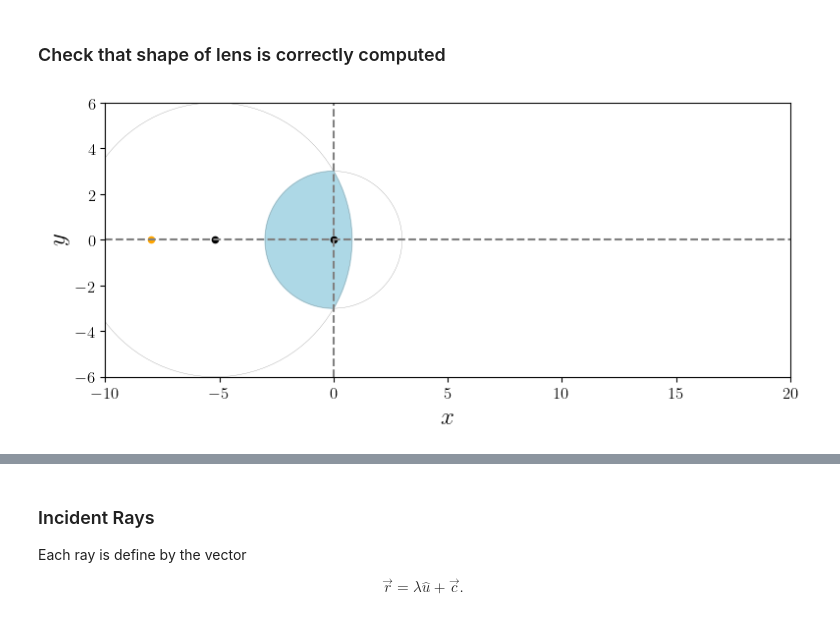
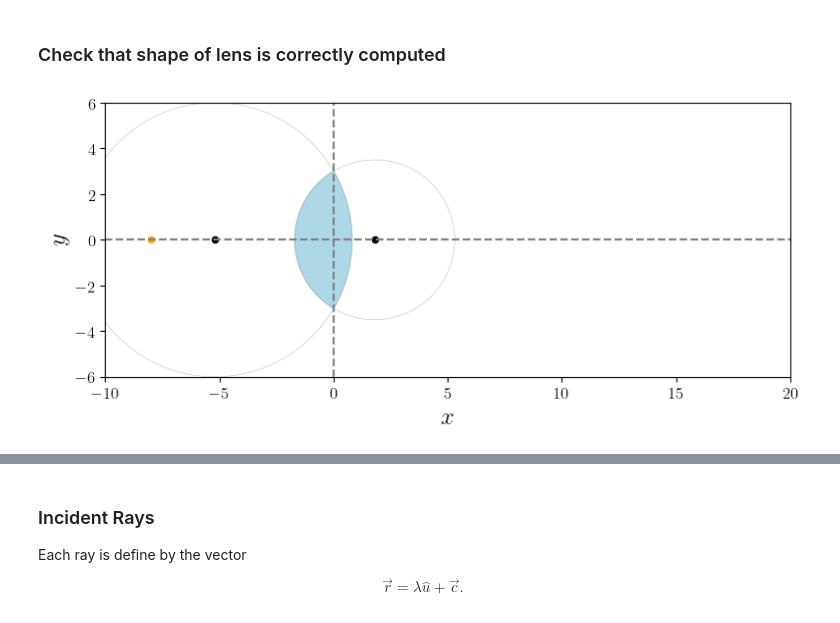
Before and after one commit to hbprosper/CompPhysLab, a Jupyter notebook: projects/04_lens/project_04_lens.ipynb, the cells around one changed output, grey strips where cells are left out. Saved outputs shown, nothing was run; the diff lists cells and outputs as text; code cells hidden in the pictures.

```diff
--- a/projects/04_lens/project_04_lens.ipynb
+++ b/projects/04_lens/project_04_lens.ipynb
@@ -109,17 +120,17 @@ def center_of_curvature(a, d, positive):
 # %%
-d  = 6 # diameter of lens (cm)
+D  = 6.0  # diameter of lens (cm)
 
 # surface 1
 # ---------
-a1 = 3.0  # radius of curvature (cm)
-c1 = center_of_curvature(a1, d, positive=True) # positive x-axis
-print(f'surface 1(center): ', c1)
+R1 = 3.5  # radius of curvature (cm)
+C1 = center_of_curvature(R1, D, positive=True) # positive x-axis
+print(f'surface 1(center): ', C1)
 
 # surface 2
 # ---------
-a2 = 6.0  # radius of curvature (cm)
-c2 = center_of_curvature(a2, d, positive=False) # negative x-axis
-print(f'surface 2(center): ', c2)
+R2 = 6.0  # radius of curvature (cm)
+C2 = center_of_curvature(R2, D, positive=False) # negative x-axis
+print(f'surface 2(center): ', C2)
 
 # refractive indices
 # ------------------
@@ -178,23 +189,29 @@ def setup_figure(Xmin, Xmax, Ymin, Ymax, Fgsize, Ftsize):
     Ax.set_ylim(Ymin, Ymax)
     Ax.set_xlabel(r'$x$', fontsize=Ftsize)
     Ax.set_ylabel(r'$y$', fontsize=Ftsize)
+
+    # what do you think this does?
     Ax.set_aspect(1)
 
     return Fig, Ax
 
 # plot one of more line segments from point c to point p
-def draw_line_segments(Ax, C, P, Colors, Lstyle='solid'):
+def draw_line_segments(Ax, C, P, Colors,
+                       Lstyle='solid'):
     try:
+        # could be multiple segments
         for p1, p2, c in zip(C, P, Colors):
             x = [p1[0], p2[0]]
             y = [p1[1], p2[1]]
             Ax.plot(x, y, color=c, linestyle=Lstyle)
     except:
+        # a single line segment
         x = [C[0], P[0]]
         y = [C[1], P[1]]
         Ax.plot(x, y, color=Colors, linestyle=Lstyle)
 
-def draw_axes(Ax, Xmin, Xmax, Ymin, Ymax, Color='grey', Lstyle='dashed'):
+def draw_axes(Ax, Xmin, Xmax, Ymin, Ymax,
+              Color='grey', Lstyle='dashed'):
     x = [Xmin, Xmax]
     y = [0, 0]
     Ax.plot(x, y, color=Color, linestyle=Lstyle)
@@ -208,7 +225,9 @@ def draw_led(Ax, Led_pos, Led_color):
     y = [Led_pos[1]]
     Ax.scatter(x, y, color=Led_color, s=20)
 
-def draw_lens(Ax, A1, O1, A2, O2, Lens_color='lightblue'):
+def draw_lens(Ax, A1, O1, A2, O2,
+              Lens_color='lightblue'):
+
     xy   = construct_lens(A1, O1, A2, O2)
     lens = plt.Polygon(xy, color=Lens_color)
     Ax.add_patch(lens)
@@ -225,34 +244,34 @@ def draw_sphere(Ax, A, C):
 # %% [markdown]
 ### Check that shape of lens is correctly computed
 # %%
-def plot_lens(led_pos, led_color, a1, o1, a2, o2,
+def plot_lens(led_pos, led_color, r1, o1, r2, o2,
               xmin=-10.0, xmax=20.0,
               ymin=-6.0, ymax=6.0,
               gfile='fig_lens.png',
               fgsize=(8, 4),
               ftsize=18):
 
     fig, ax = setup_figure(xmin, xmax, ymin, ymax, fgsize, ftsize)
 
     draw_axes(ax, xmin, xmax, ymin, ymax)
 
     draw_led(ax, led_pos, led_color)
 
-    draw_lens(ax, a1, o1, a2, o2)
+    draw_lens(ax, r1, o1, r2, o2)
 
-    # draw center of curvature of surface 2
-    # and indicate the associated sphere
-    draw_sphere(ax, a1, o1)
-    draw_sphere(ax, a2, o2)
+    # draw center of curvature of surfaces 1 and 2
+    # and draw outlines of the associated spheres
+    draw_sphere(ax, r1, o1)
+    draw_sphere(ax, r2, o2)
 
     plt.tight_layout()
     plt.savefig(gfile)
     plt.show()
 
 
-plot_lens(LED_position, LED_color, a1, c1, a2, c2)
+plot_lens(LED_position, LED_color, R1, C1, R2, C2)
 # %% [output]
-[figure, old version]
+[figure, new version]
 # %% [markdown]
 # Part 2
 
```
Also changed, not shown: parts of 12 cells of this notebook, 2 other files.
